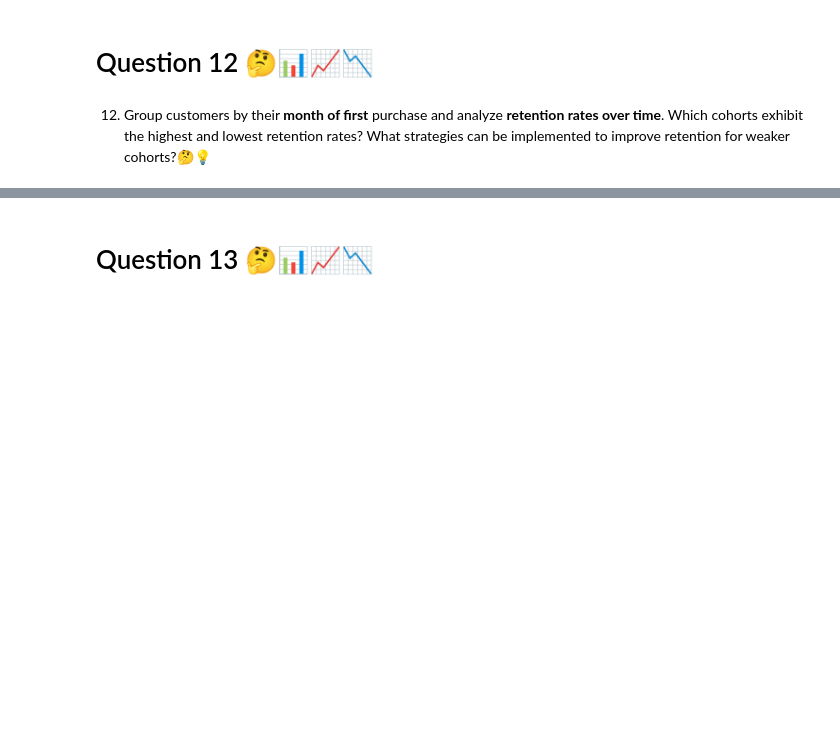
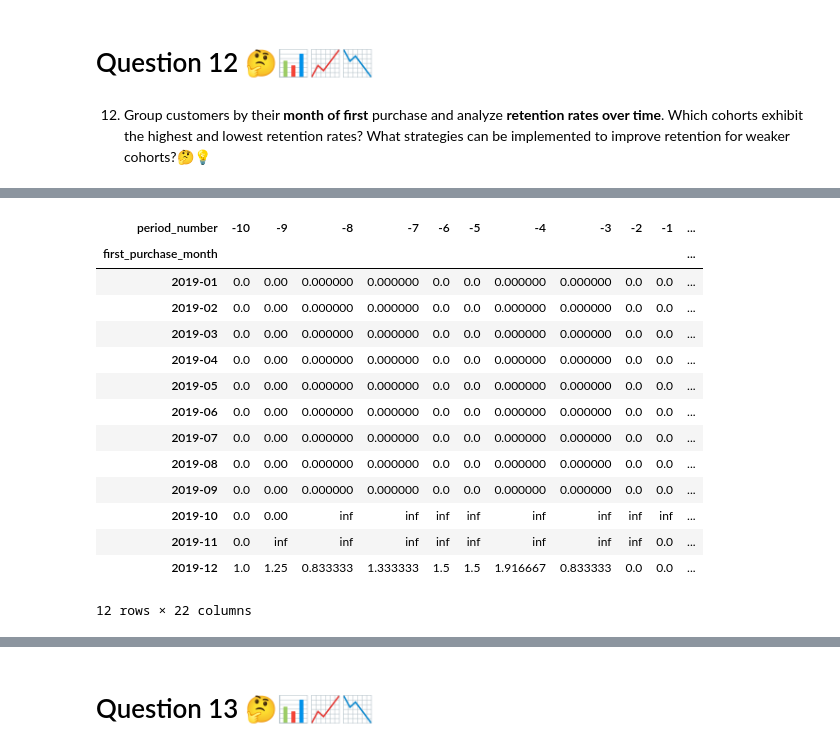
Before and after one commit to Smita569/E-commerce_Marketing_and_sales, a Jupyter notebook: E_commerce_Marketing_and_sales_Business_Case.ipynb, the cells around one changed output, grey strips where cells are left out. Saved outputs shown, nothing was run; the diff lists cells and outputs as text; code cells hidden in the pictures; blank space fills up the shorter version.

```diff
--- a/E_commerce_Marketing_and_sales_Business_Case.ipynb
+++ b/E_commerce_Marketing_and_sales_Business_Case.ipynb
@@ -802,0 +813,4 @@ plt.show()
+# %%
+df_sales_with_first_purchase_grp=df_sales_with_first_purchase.groupby(['first_purchase_month','Year_Month'])['CustomerID'].nunique().reset_index()
+df_sales_with_first_purchase_grp.columns=['first_purchase_month','order_month','Number_of_customers']
+df_sales_with_first_purchase_grp.head()
@@ -802,0 +865,19 @@ plt.show()
+# %%
+retention_matrix = cohort_pivot.divide(cohort_size, axis=0)
+retention_matrix
+# %% [output]
+| period_number | -10 | -9 | -8 | -7 | -6 | -5 | -4 | -3 | -2 | -1 | ... |
+| first_purchase_month |  |  |  |  |  |  |  |  |  |  | ... |
+| 2019-01 | 0.0 | 0.00 | 0.000000 | 0.000000 | 0.0 | 0.0 | 0.000000 | 0.000000 | 0.0 | 0.0 | ... |
+| 2019-02 | 0.0 | 0.00 | 0.000000 | 0.000000 | 0.0 | 0.0 | 0.000000 | 0.000000 | 0.0 | 0.0 | ... |
+| 2019-03 | 0.0 | 0.00 | 0.000000 | 0.000000 | 0.0 | 0.0 | 0.000000 | 0.000000 | 0.0 | 0.0 | ... |
+| 2019-04 | 0.0 | 0.00 | 0.000000 | 0.000000 | 0.0 | 0.0 | 0.000000 | 0.000000 | 0.0 | 0.0 | ... |
+| 2019-05 | 0.0 | 0.00 | 0.000000 | 0.000000 | 0.0 | 0.0 | 0.000000 | 0.000000 | 0.0 | 0.0 | ... |
+| 2019-06 | 0.0 | 0.00 | 0.000000 | 0.000000 | 0.0 | 0.0 | 0.000000 | 0.000000 | 0.0 | 0.0 | ... |
+| 2019-07 | 0.0 | 0.00 | 0.000000 | 0.000000 | 0.0 | 0.0 | 0.000000 | 0.000000 | 0.0 | 0.0 | ... |
+| 2019-08 | 0.0 | 0.00 | 0.000000 | 0.000000 | 0.0 | 0.0 | 0.000000 | 0.000000 | 0.0 | 0.0 | ... |
+| 2019-09 | 0.0 | 0.00 | 0.000000 | 0.000000 | 0.0 | 0.0 | 0.000000 | 0.000000 | 0.0 | 0.0 | ... |
+| 2019-10 | 0.0 | 0.00 | inf | inf | inf | inf | inf | inf | inf | inf | ... |
+| 2019-11 | 0.0 | inf | inf | inf | inf | inf | inf | inf | inf | 0.0 | ... |
+| 2019-12 | 1.0 | 1.25 | 0.833333 | 1.333333 | 1.5 | 1.5 | 1.916667 | 0.833333 | 0.0 | 0.0 | ... |
+12 rows × 22 columns
```
Also changed, not shown: parts of 7 cells of this notebook.
